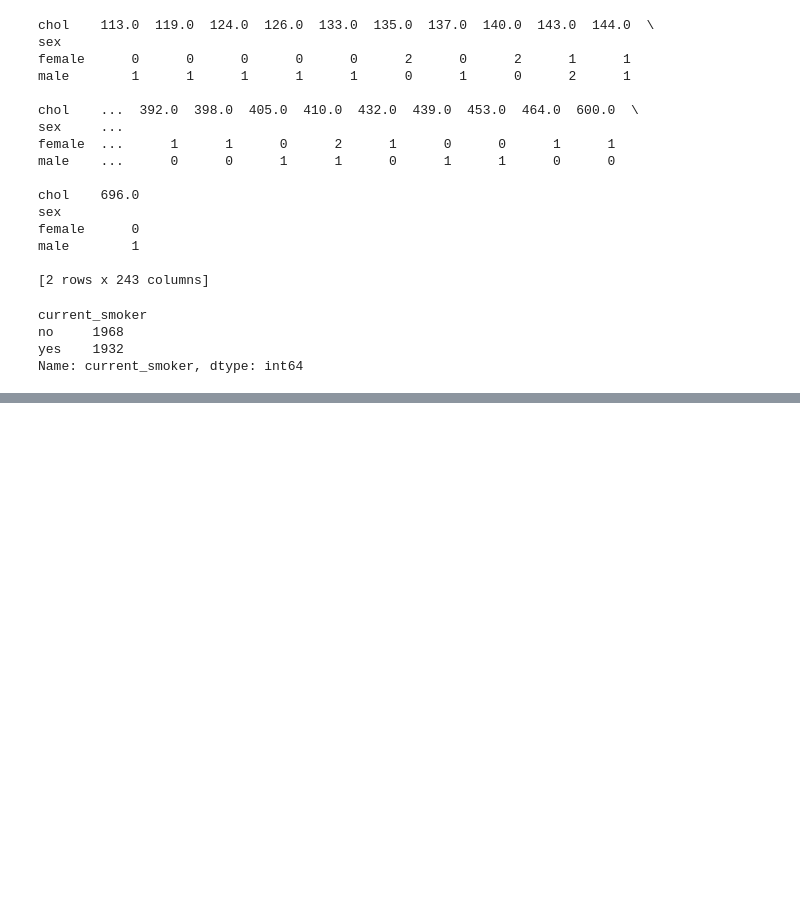
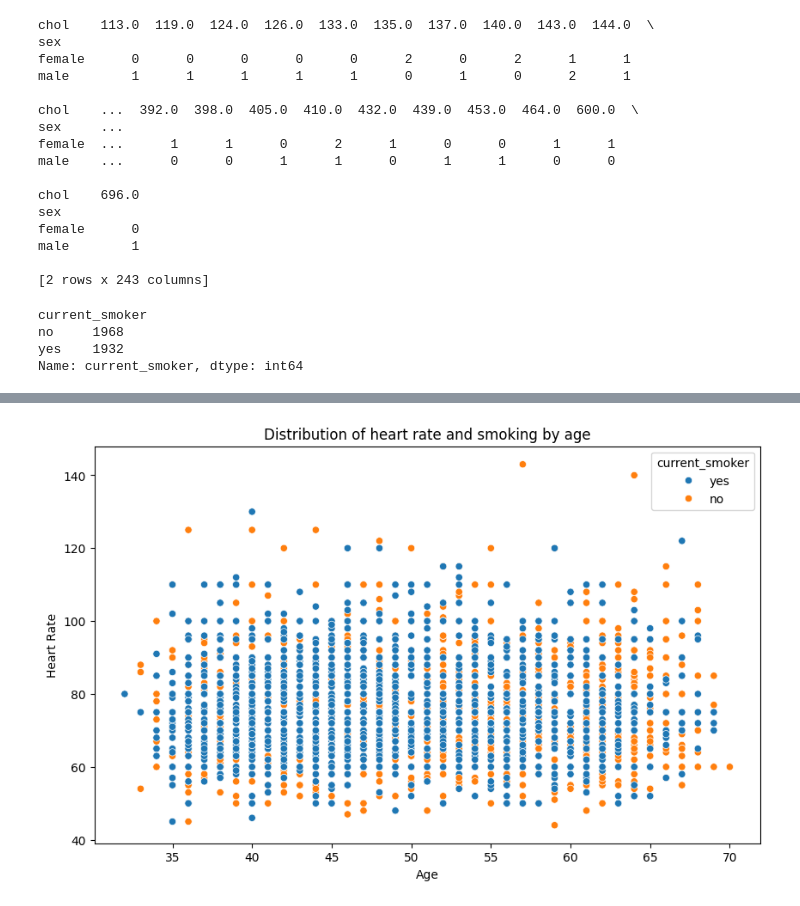
Before and after one commit to 254Bit/SmokersHealthData, a Jupyter notebook: smoking_health_data.ipynb, the cells around one changed output, grey strips where cells are left out. Cells and saved outputs as stored; diff of their text form; code cells hidden in the pictures; blank space fills up the shorter version.

```diff
--- a/smoking_health_data.ipynb
+++ b/smoking_health_data.ipynb
@@ -134,0 +191,9 @@ Name: current_smoker, dtype: int64
+# %%
+plt.figure(figsize=(10,6))
+sns.scatterplot(x='age', y='heart_rate', data=df, hue='current_smoker')
+plt.title('Distribution of heart rate and smoking by age')
+plt.xlabel('Age')
+plt.ylabel('Heart Rate')
+plt.show()
+# %% [output]
+[figure, added]
```
Also changed, not shown: parts of 8 cells of this notebook.
